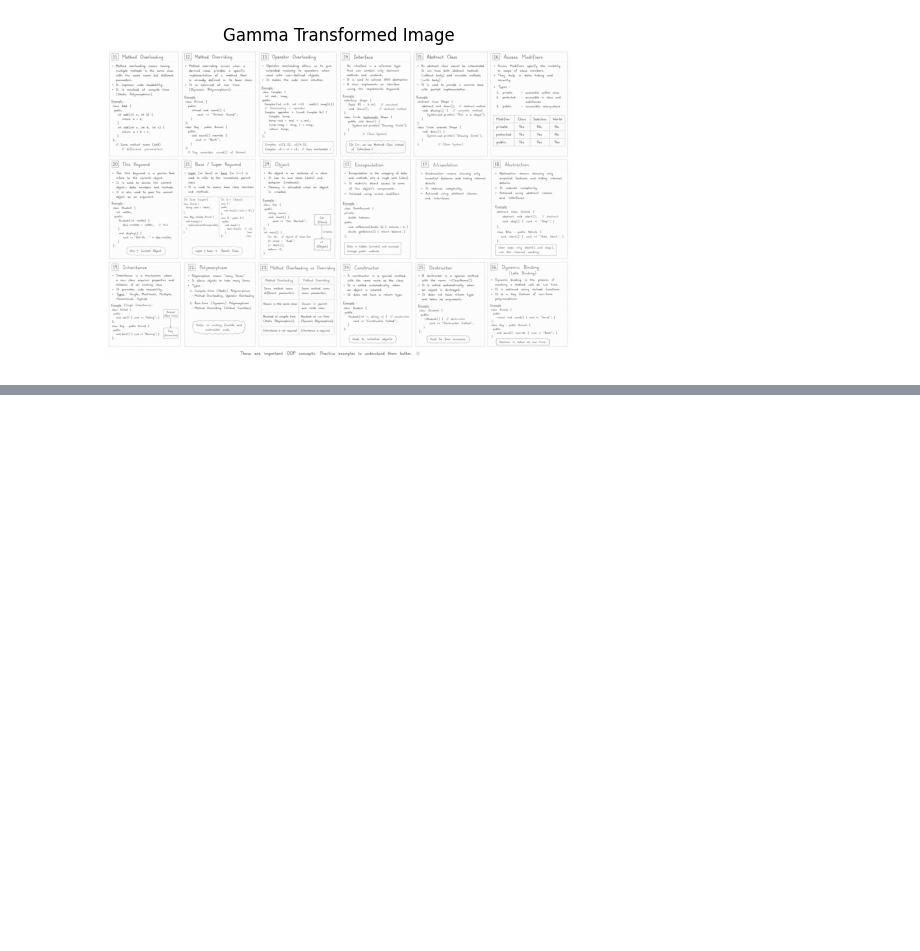
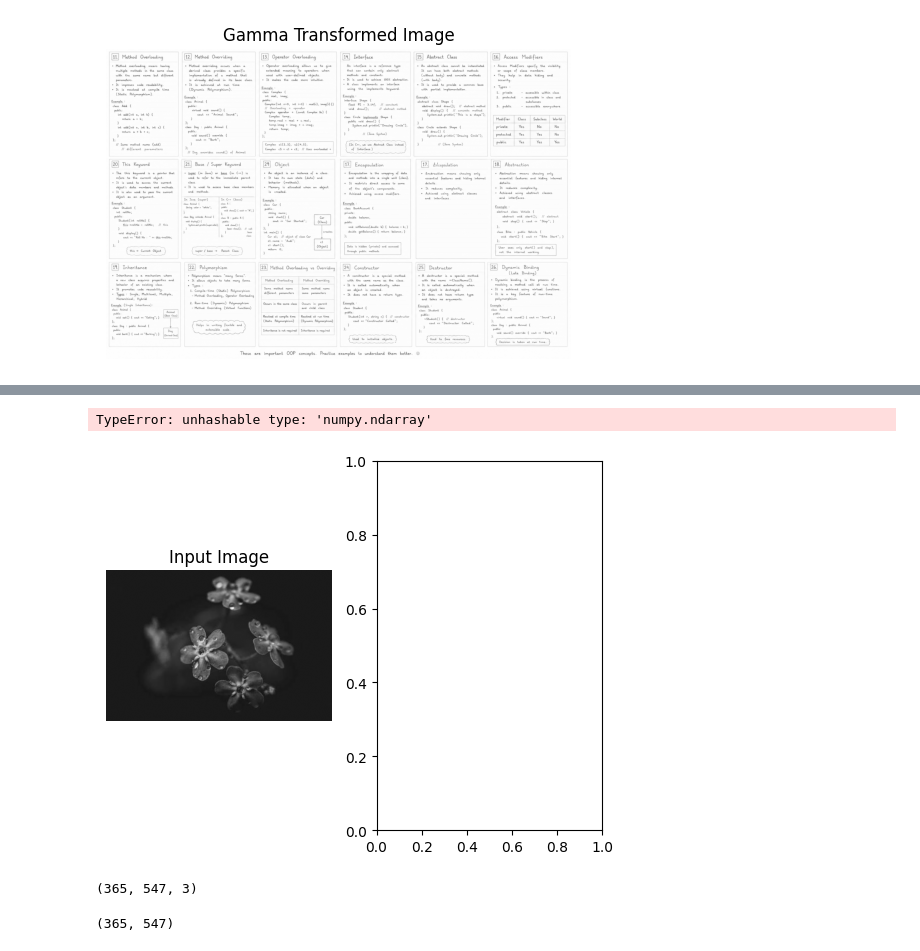
Before and after one commit to SaniyaMamti2020/DSIP_Experiments_Code, a Jupyter notebook: EXPERIMENT_7/image_colors_variation.ipynb, the cells around one changed output, grey strips where cells are left out. Saved outputs shown, nothing was run; the diff lists cells and outputs as text; code cells hidden in the pictures; blank space fills up the shorter version.

```diff
--- a/EXPERIMENT_7/image_colors_variation.ipynb
+++ b/EXPERIMENT_7/image_colors_variation.ipynb
@@ -121,0 +166,39 @@ plt.show()
+# %%
+def generate_histogram(image):
+    histogram = cv2.calcHist([image], [0], None, [256], [0, 256])
+    return histogram
+# %%
+input_path = 'll.jpg'
+input_image = cv2.imread(input_path)
+
+gray_image = cv2.cvtColor(input_image, cv2.COLOR_BGR2GRAY)
+input_hist = generate_histogram(gray_image)
+
+intensity = np.arange(256)
+
+
+plt.subplot(1,2,1)
+plt.imshow(gray_image, cmap="gray")
+plt.title("Input Image")
+plt.axis("off")
+
+plt.subplot(1,2,2)
+plt.imshow(intensity, input_hist)
+plt.title("Input Image Histogram")
+plt.xlabel("Intensity")
+plt.ylabel("Frequency / number of pixels")
+plt.xlim([0,255])
+
+plt.tight_layout()
+plt.show()
+# %% [output]
+TypeError: unhashable type: 'numpy.ndarray'
+[figure, added]
+# %%
+input_image.shape
+# %% [output]
+(365, 547, 3)
+# %%
+gray_image.shape
+# %% [output]
+(365, 547)
```
Also changed, not shown: parts of 9 cells of this notebook, 10 other files.
